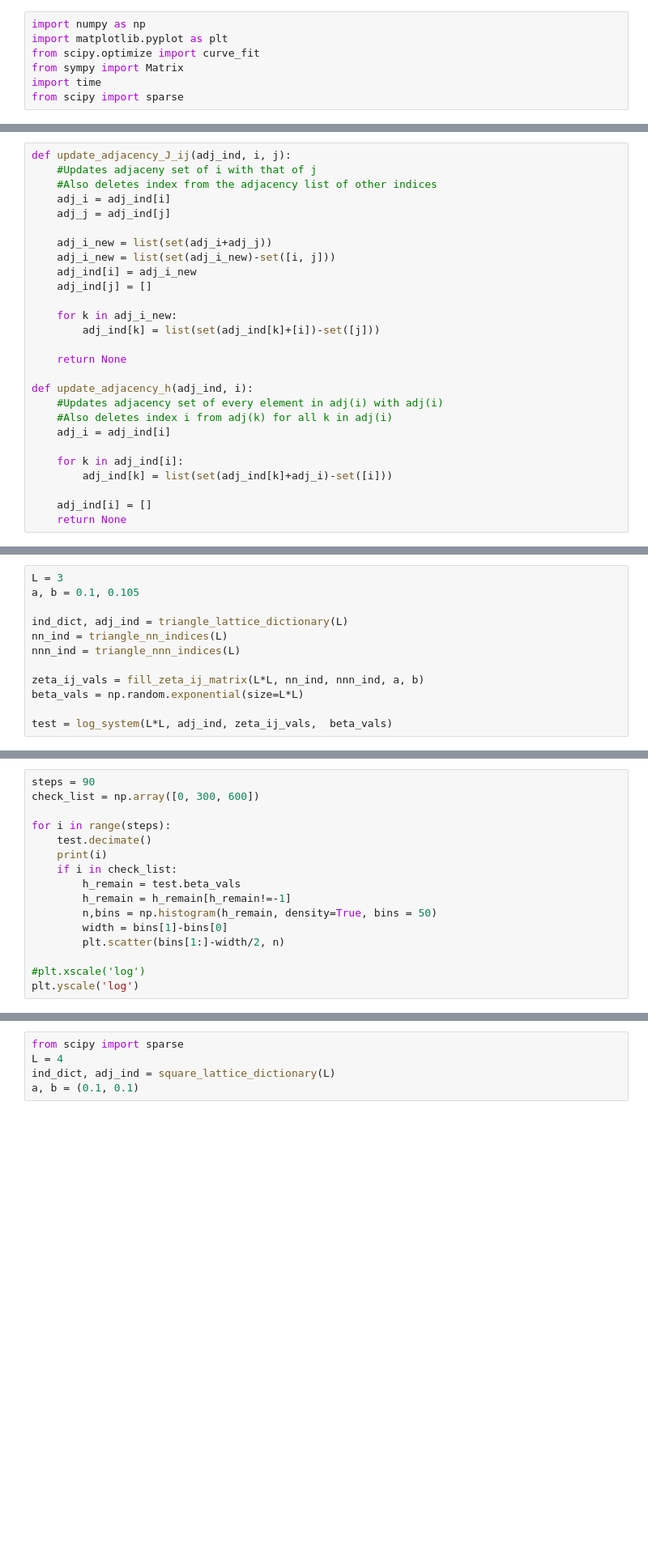
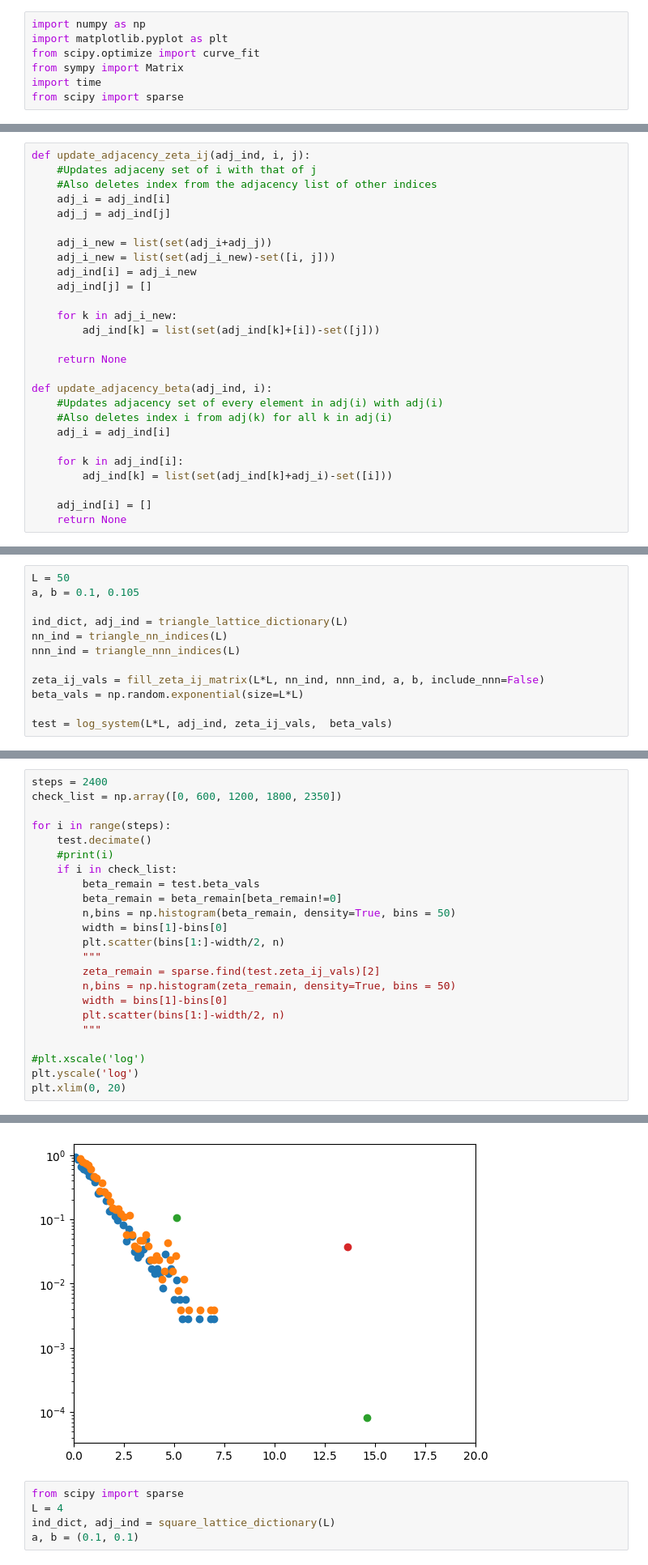
Before and after one commit to tsgaurav/Ising_RSRG, a Jupyter notebook: ipynb_notebooks/Log_Ising_Decimation_2D.ipynb, the cells around one changed output, grey strips where cells are left out. Shown at 81% size. Cells and saved outputs as stored; diff of their text form; blank space fills up the shorter version.

```diff
--- a/ipynb_notebooks/Log_Ising_Decimation_2D.ipynb
+++ b/ipynb_notebooks/Log_Ising_Decimation_2D.ipynb
@@ -158,5 +199,5 @@ plt.plot(x, np.array(linDist(x, a, b)))
 # %%
-def update_adjacency_J_ij(adj_ind, i, j):
+def update_adjacency_zeta_ij(adj_ind, i, j):
     #Updates adjaceny set of i with that of j
     #Also deletes index from the adjacency list of other indices
     adj_i = adj_ind[i]
@@ -172,7 +213,7 @@ def update_adjacency_J_ij(adj_ind, i, j):
 
     return None
 
-def update_adjacency_h(adj_ind, i):
+def update_adjacency_beta(adj_ind, i):
     #Updates adjacency set of every element in adj(i) with adj(i)
     #Also deletes index i from adj(k) for all k in adj(i)
     adj_i = adj_ind[i]
@@ -239,13 +288,13 @@ class log_system:
         return None
 # %%
-L = 3
+L = 50
 a, b = 0.1, 0.105
 
 ind_dict, adj_ind = triangle_lattice_dictionary(L)
 nn_ind = triangle_nn_indices(L)
 nnn_ind = triangle_nnn_indices(L)
 
-zeta_ij_vals = fill_zeta_ij_matrix(L*L, nn_ind, nnn_ind, a, b)
+zeta_ij_vals = fill_zeta_ij_matrix(L*L, nn_ind, nnn_ind, a, b, include_nnn=False)
 beta_vals = np.random.exponential(size=L*L)
 
 test = log_system(L*L, adj_ind, zeta_ij_vals,  beta_vals)
@@ -265,17 +301,24 @@ zeta_ij_vals.min
 # %%
-steps = 90
-check_list = np.array([0, 300, 600])
+steps = 2400
+check_list = np.array([0, 600, 1200, 1800, 2350])
 
 for i in range(steps):
     test.decimate()
-    print(i)
+    #print(i)
     if i in check_list:
-        h_remain = test.beta_vals
-        h_remain = h_remain[h_remain!=-1]
-        n,bins = np.histogram(h_remain, density=True, bins = 50)
+        beta_remain = test.beta_vals
+        beta_remain = beta_remain[beta_remain!=0]
+        n,bins = np.histogram(beta_remain, density=True, bins = 50)
         width = bins[1]-bins[0]
         plt.scatter(bins[1:]-width/2, n)
+        """
+        zeta_remain = sparse.find(test.zeta_ij_vals)[2]
+        n,bins = np.histogram(zeta_remain, density=True, bins = 50)
+        width = bins[1]-bins[0]
+        plt.scatter(bins[1:]-width/2, n)
+        """
 
 #plt.xscale('log')
 plt.yscale('log')
+plt.xlim(0, 20)
 # %% [output]
@@ -283,3 +326,4 @@ IndexError: index 0 is out of bounds for axis 0 with size 0
+[figure, added]
 # %%
 from scipy import sparse
 L = 4
```
Also changed, not shown: parts of 8 cells of this notebook, 6 other files.
